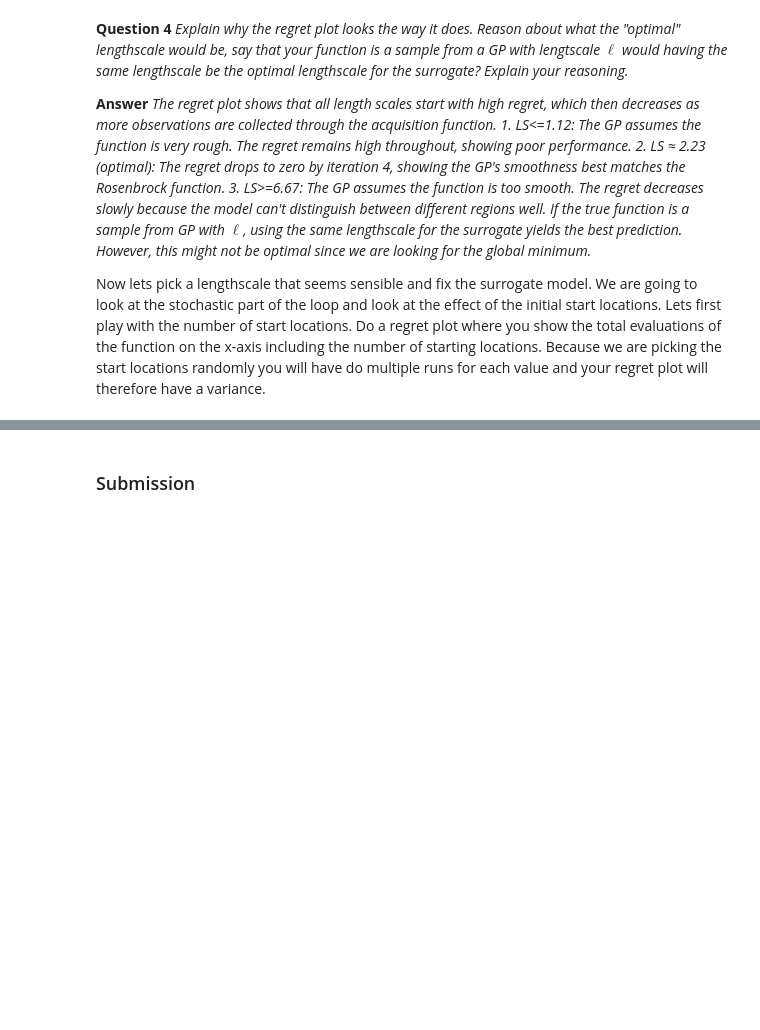
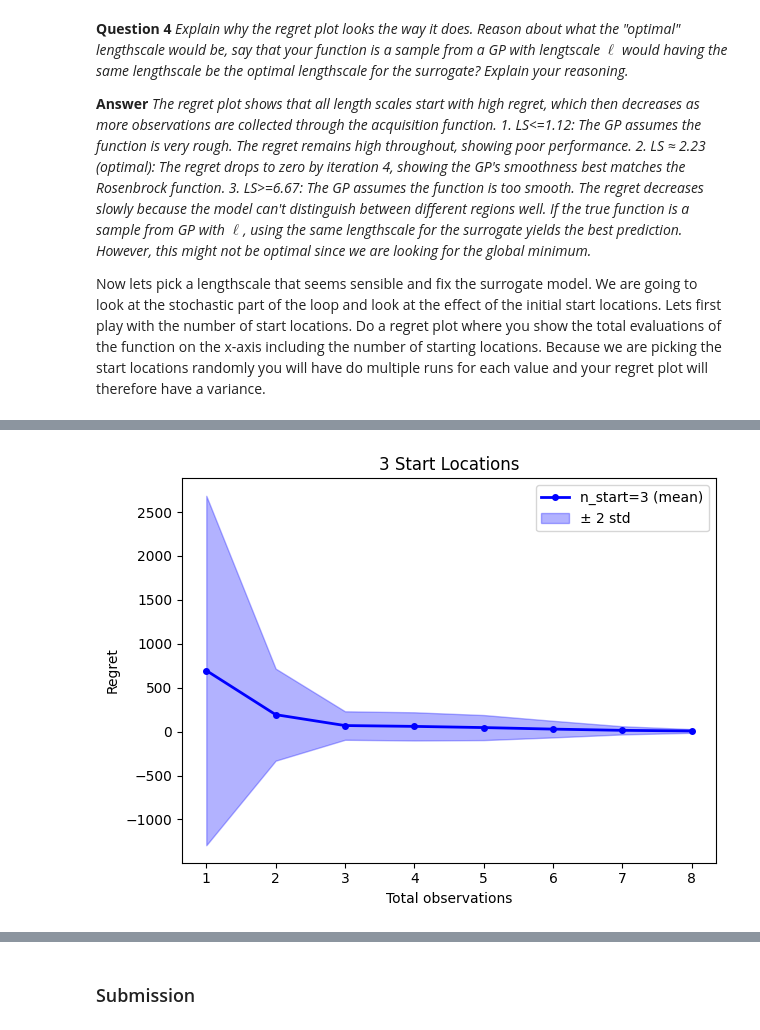
Before and after one commit to Tzu-Liang/Machine-Learning-and-the-Physical-World, a Jupyter notebook: bayesopt-notebook.ipynb, the cells around one changed output, grey strips where cells are left out. Saved outputs shown, nothing was run; the diff lists cells and outputs as text; code cells hidden in the pictures; blank space fills up the shorter version.

```diff
--- a/bayesopt-notebook.ipynb
+++ b/bayesopt-notebook.ipynb
@@ -835,0 +803,47 @@ plt.show()
+# %%
+n_start = 3
+n_many_runs = 20 # many runs
+
+regrets_3_start = []
+
+for j in range(0, n_many_runs):  # Generate different start locations
+    np.random.seed(j * 100)
+    start_location_indices = np.random.permutation(len(X))[:n_start]
+
+    for k in range(0, n_evals):  # Multiple runs with these start locations
+        np.random.seed(k * 10000 + j * 100)
+
+        regrets = bayesian_optimisation_2d_variable_start(
+            surrogate_model=gpposterior,
+            acquisition_function=expected_improvement,
+            X_grid=X,
+            kernel_func=matern52_kernel,
+            objective_fun=Rosenbrock2D,
+            theta=theta,
+            f_opt=f_opt,
+            X_start_indices=start_location_indices,
+        )
+
+        regrets_3_start.append(regrets)
+
+regrets_array = np.array(regrets_3_start)
+mean_regret = np.mean(regrets_array, axis=0)
+std_regret = np.std(regrets_array, axis=0)
+
+total_evals = np.arange(1, 1+len(mean_regret))
+
+plt.plot(total_evals, mean_regret, linewidth=2, marker='o',
+         markersize=4, label=f'n_start={n_start} (mean)', color='blue')
+plt.fill_between(total_evals,
+                 mean_regret - 2*std_regret,
+                 mean_regret + 2*std_regret,
+                 alpha=0.3, color='blue', label='± 2 std')
+
+plt.xlabel('Total observations')
+plt.ylabel('Regret')
+plt.title(f'{n_start} Start Locations')
+plt.legend()
+plt.tight_layout()
+plt.show()
+# %% [output]
+[figure, added]
```
Also changed, not shown: parts of 14 cells of this notebook.
